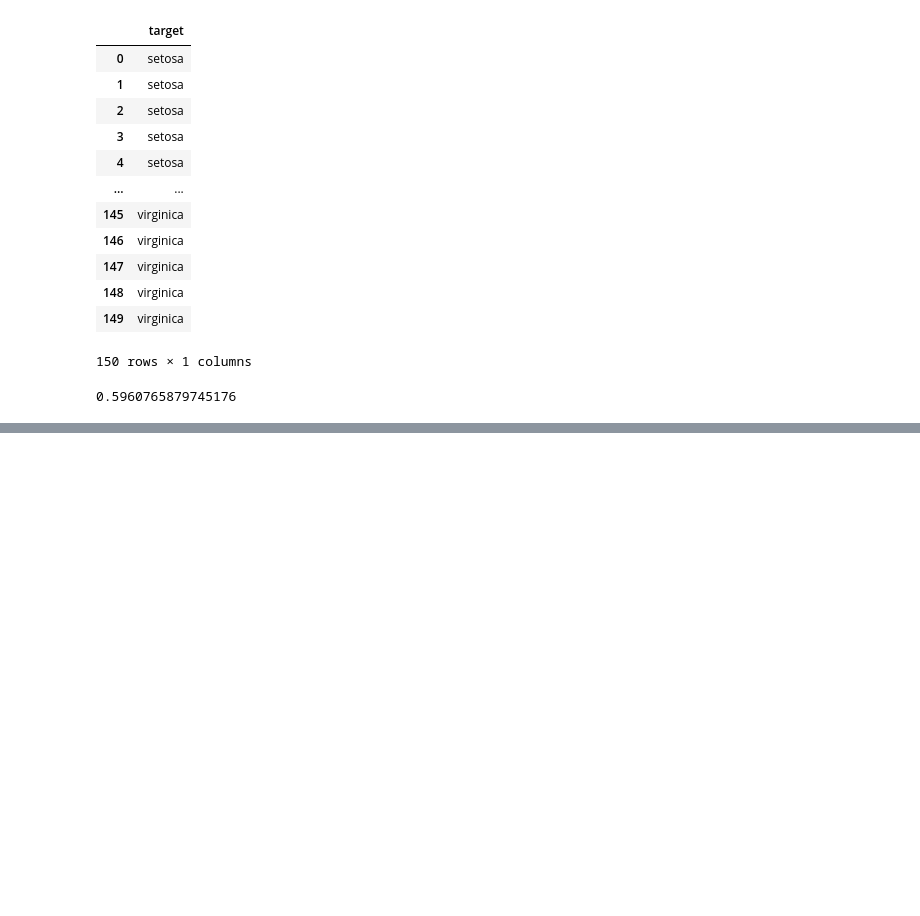
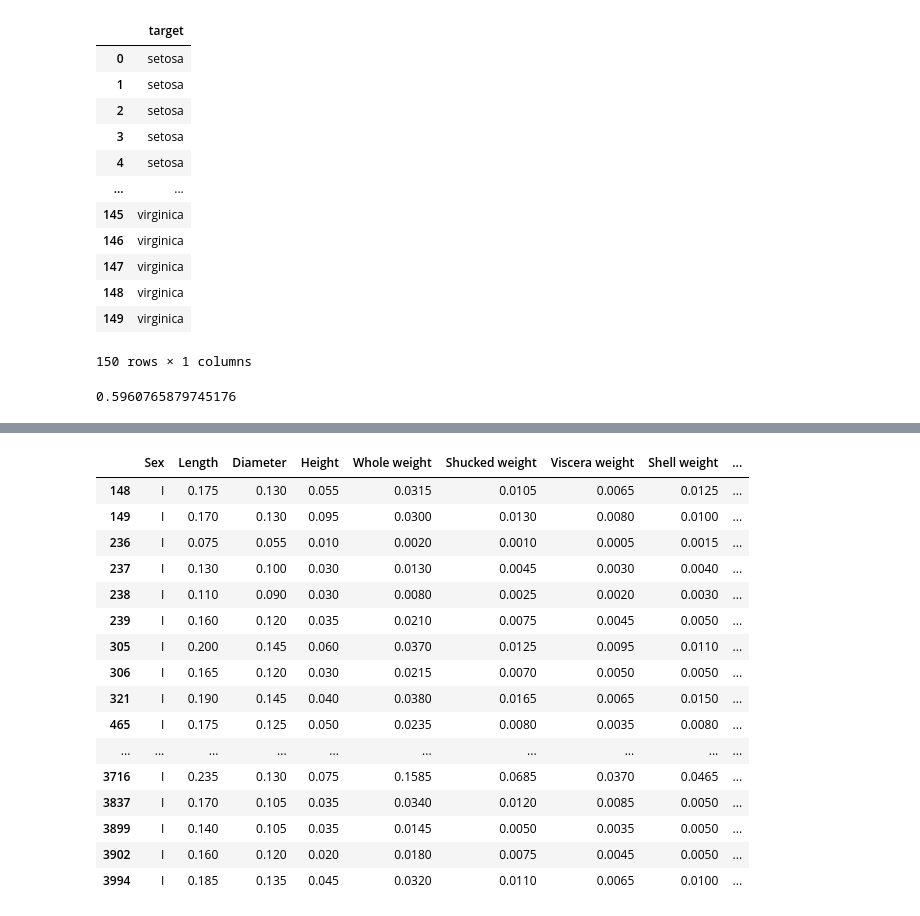
Before and after one commit to GAP-dev/ai_gachon, a Jupyter notebook: EDA_데이터처리 프로그래밍 가천대 전공/EDA Nov 9.ipynb, the cells around one changed output, grey strips where cells are left out. Drawn from its saved outputs; the diff is of its cells as text; code cells hidden in the pictures; blank space fills up the shorter version.

```diff
--- a/EDA_데이터처리 프로그래밍 가천대 전공/EDA Nov 9.ipynb
+++ b/EDA_데이터처리 프로그래밍 가천대 전공/EDA Nov 9.ipynb
@@ -238,0 +333,22 @@ print(clf_svm.score(X_train, y_train))
+# %%
+sec_df = df[df['Diameter'] < 0.15]
+df=sec_df
+df
+# %% [output]
+|  | Sex | Length | Diameter | Height | Whole weight | Shucked weight | Viscera weight | Shell weight | ... |
+| 148 | I | 0.175 | 0.130 | 0.055 | 0.0315 | 0.0105 | 0.0065 | 0.0125 | ... |
+| 149 | I | 0.170 | 0.130 | 0.095 | 0.0300 | 0.0130 | 0.0080 | 0.0100 | ... |
+| 236 | I | 0.075 | 0.055 | 0.010 | 0.0020 | 0.0010 | 0.0005 | 0.0015 | ... |
+| 237 | I | 0.130 | 0.100 | 0.030 | 0.0130 | 0.0045 | 0.0030 | 0.0040 | ... |
+| 238 | I | 0.110 | 0.090 | 0.030 | 0.0080 | 0.0025 | 0.0020 | 0.0030 | ... |
+| 239 | I | 0.160 | 0.120 | 0.035 | 0.0210 | 0.0075 | 0.0045 | 0.0050 | ... |
+| 305 | I | 0.200 | 0.145 | 0.060 | 0.0370 | 0.0125 | 0.0095 | 0.0110 | ... |
+| 306 | I | 0.165 | 0.120 | 0.030 | 0.0215 | 0.0070 | 0.0050 | 0.0050 | ... |
+| 321 | I | 0.190 | 0.145 | 0.040 | 0.0380 | 0.0165 | 0.0065 | 0.0150 | ... |
+| 465 | I | 0.175 | 0.125 | 0.050 | 0.0235 | 0.0080 | 0.0035 | 0.0080 | ... |
+| ... | ... | ... | ... | ... | ... | ... | ... | ... | ... |
+| 3716 | I | 0.235 | 0.130 | 0.075 | 0.1585 | 0.0685 | 0.0370 | 0.0465 | ... |
+| 3837 | I | 0.170 | 0.105 | 0.035 | 0.0340 | 0.0120 | 0.0085 | 0.0050 | ... |
+| 3899 | I | 0.140 | 0.105 | 0.035 | 0.0145 | 0.0050 | 0.0035 | 0.0050 | ... |
+| 3902 | I | 0.160 | 0.120 | 0.020 | 0.0180 | 0.0075 | 0.0045 | 0.0050 | ... |
+| 3994 | I | 0.185 | 0.135 | 0.045 | 0.0320 | 0.0110 | 0.0065 | 0.0100 | ... |
```
Also changed, not shown: parts of 21 cells of this notebook.
